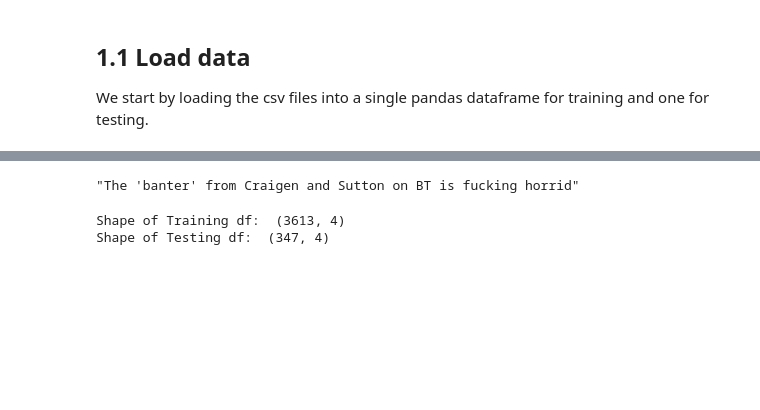
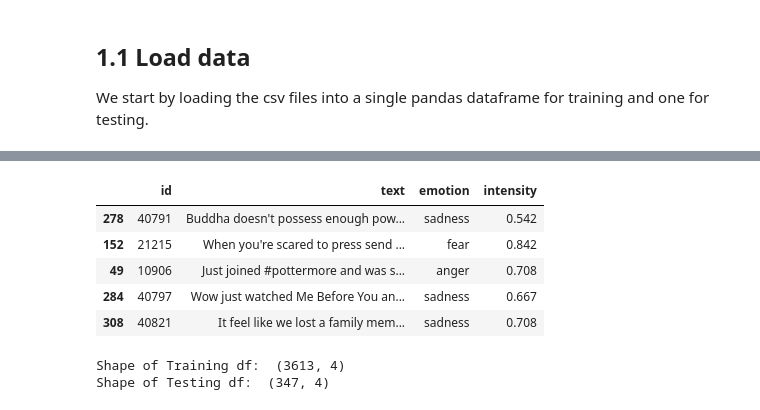
Before and after one commit to Jerry-Liao-6174/DM2024-Lab2-Master, a Jupyter notebook: DM2024-Lab2-Master.ipynb, the cells around one changed output, grey strips where cells are left out. Cells and saved outputs as stored; diff of their text form; code cells hidden in the pictures; blank space fills up the shorter version.

```diff
--- a/DM2024-Lab2-Master.ipynb
+++ b/DM2024-Lab2-Master.ipynb
@@ -192,7 +185,12 @@ test_df = pd.concat([anger_test, fear_test, joy_test, sadness_test], ignore_inde
-# %%
-train_df.loc[1510, 'text']
-# %% [output]
-"The 'banter' from Craigen and Sutton on BT is fucking horrid"
+# %%
+test_df.head()
+# %% [output]
+|  | id | text | emotion | intensity |
+| 278 | 40791 | Buddha doesn't possess enough pow... | sadness | 0.542 |
+| 152 | 21215 | When you're scared to press send ... | fear | 0.842 |
+| 49 | 10906 | Just joined #pottermore and was s... | anger | 0.708 |
+| 284 | 40797 | Wow just watched Me Before You an... | sadness | 0.667 |
+| 308 | 40821 | It feel like we lost a family mem... | sadness | 0.708 |
 # %%
 # shuffle dataset
 train_df = train_df.sample(frac=1)
```
Also changed, not shown: parts of 22 cells of this notebook.
